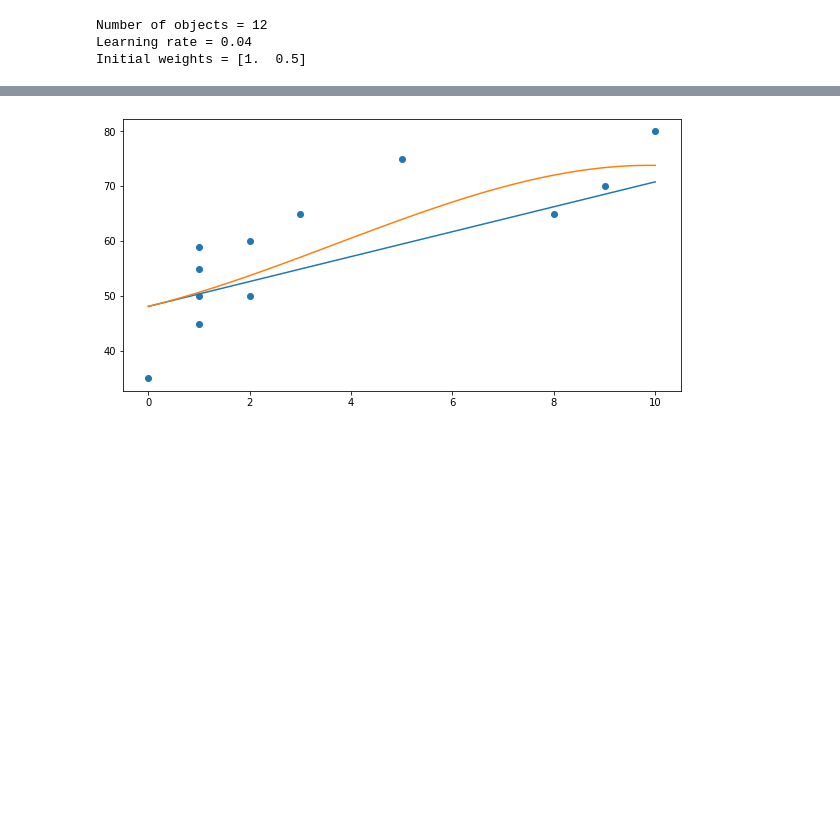
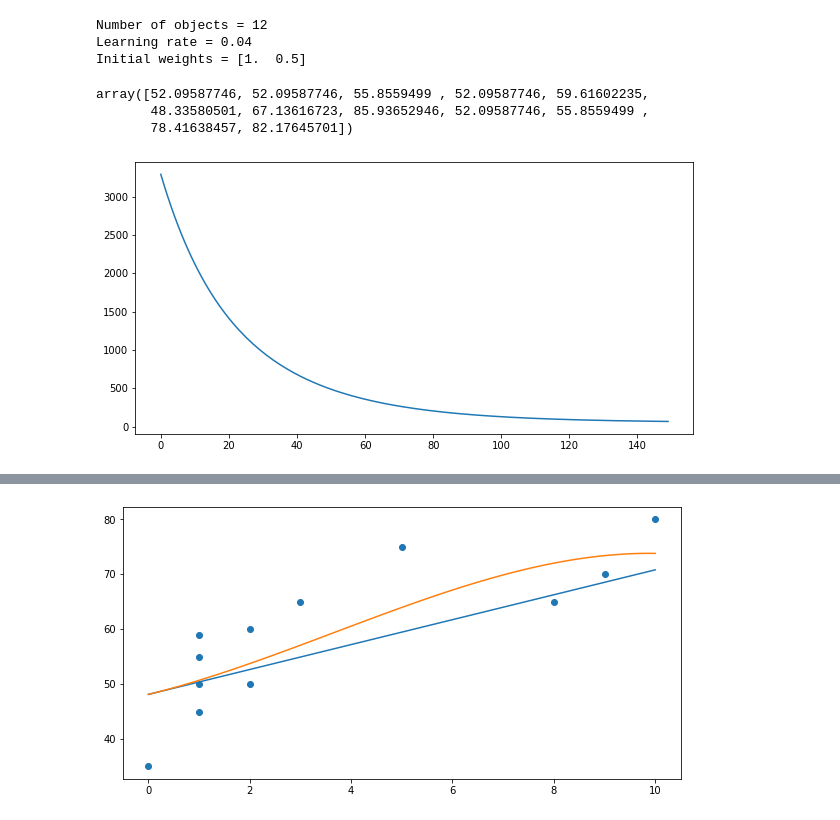
Before and after one commit to Selen34/ada, a Jupyter notebook: sandbox.ipynb, the cells around one changed output, grey strips where cells are left out. Saved outputs shown, nothing was run; the diff lists cells and outputs as text; code cells hidden in the pictures; blank space fills up the shorter version.

```diff
--- a/sandbox.ipynb
+++ b/sandbox.ipynb
@@ -41,14 +42,28 @@ print(f'Number of objects = {n} \
        \nInitial weights = {W} \n')
 weights_history = []
 mse_history = []
+r2_history = []
 
 for i in range(150):
     y_pred = np.dot(W, X)
     err = calc_mse(Y, y_pred)
     W -= alpha * (1/n * 2 * np.dot(X, (y_pred - Y)))
     mse_history.append(err)
+    r2_history.append(r2_score(Y, y_pred))
     weights_history.append(W.copy())
 # %% [output]
 Number of objects = 12
 Learning rate = 0.04
 Initial weights = [1.  0.5]
+# %%
+y_pred
+# %% [output]
+array([52.09587746, 52.09587746, 55.8559499 , 52.09587746, 59.61602235,
+       48.33580501, 67.13616723, 85.93652946, 52.09587746, 55.8559499 ,
+       78.41638457, 82.17645701])
+# %%
+plt.figure(figsize=(10,5))
+plt.plot(range(len(mse_history)), mse_history)
+plt.show()
+# %% [output]
+[figure, added]
```
Also changed, not shown: parts of 2 cells of this notebook, 3 other files.
